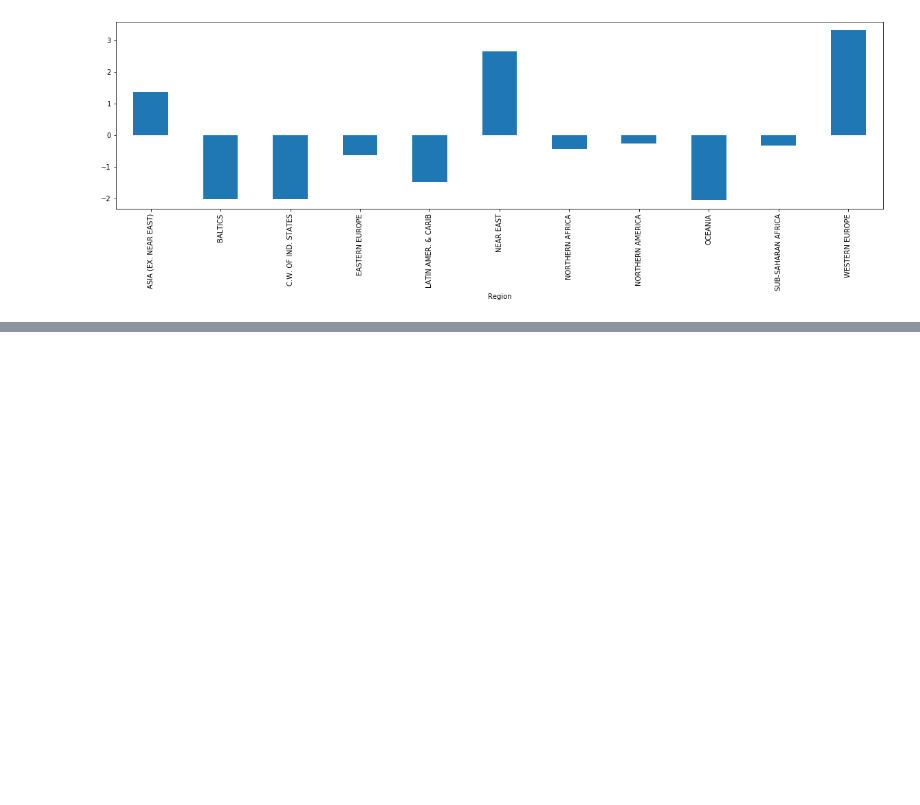
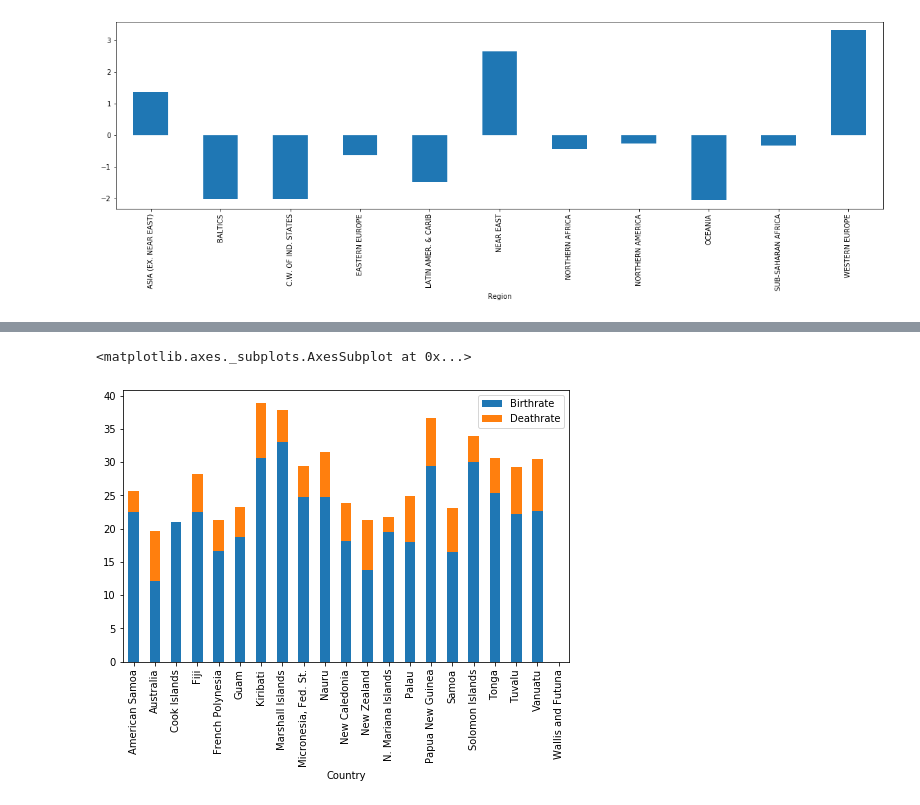
Before and after one commit to haymaker94/PYDA-14, a Jupyter notebook: Countries of the world.ipynb, the cells around one changed output, grey strips where cells are left out. Saved outputs shown, nothing was run; the diff lists cells and outputs as text; code cells hidden in the pictures; blank space fills up the shorter version.

```diff
--- a/Countries of the world.ipynb
+++ b/Countries of the world.ipynb
@@ -105,0 +116,10 @@ countries[(countries['Region'] == 'OCEANIA') & (countries['Migration'] != 0)].pl
+# %%
+# Исследуем соотношение рождаемости и смертности и видим, что в Американском Самоа оно огромно при огромной же эммиграции,
+# что делает военный конфликт маловероятным. Что-то здесь нечисто и требует изучения. После изучения открытых источников,
+# становится понятно, что основной причиной может быть осознанный массовый отъезд в богатые США. Американское Самоа
+# принадлежит США и въезд туда упрощен.
+oceania = countries[countries.Region == 'OCEANIA']
+oceania.plot(kind= 'bar', stacked = True, x = 'Country', y =['Birthrate', 'Deathrate'])
+# %% [output]
+<matplotlib.axes._subplots.AxesSubplot at 0x...>
+[figure, added]
```
Also changed, not shown: parts of 7 cells of this notebook.
